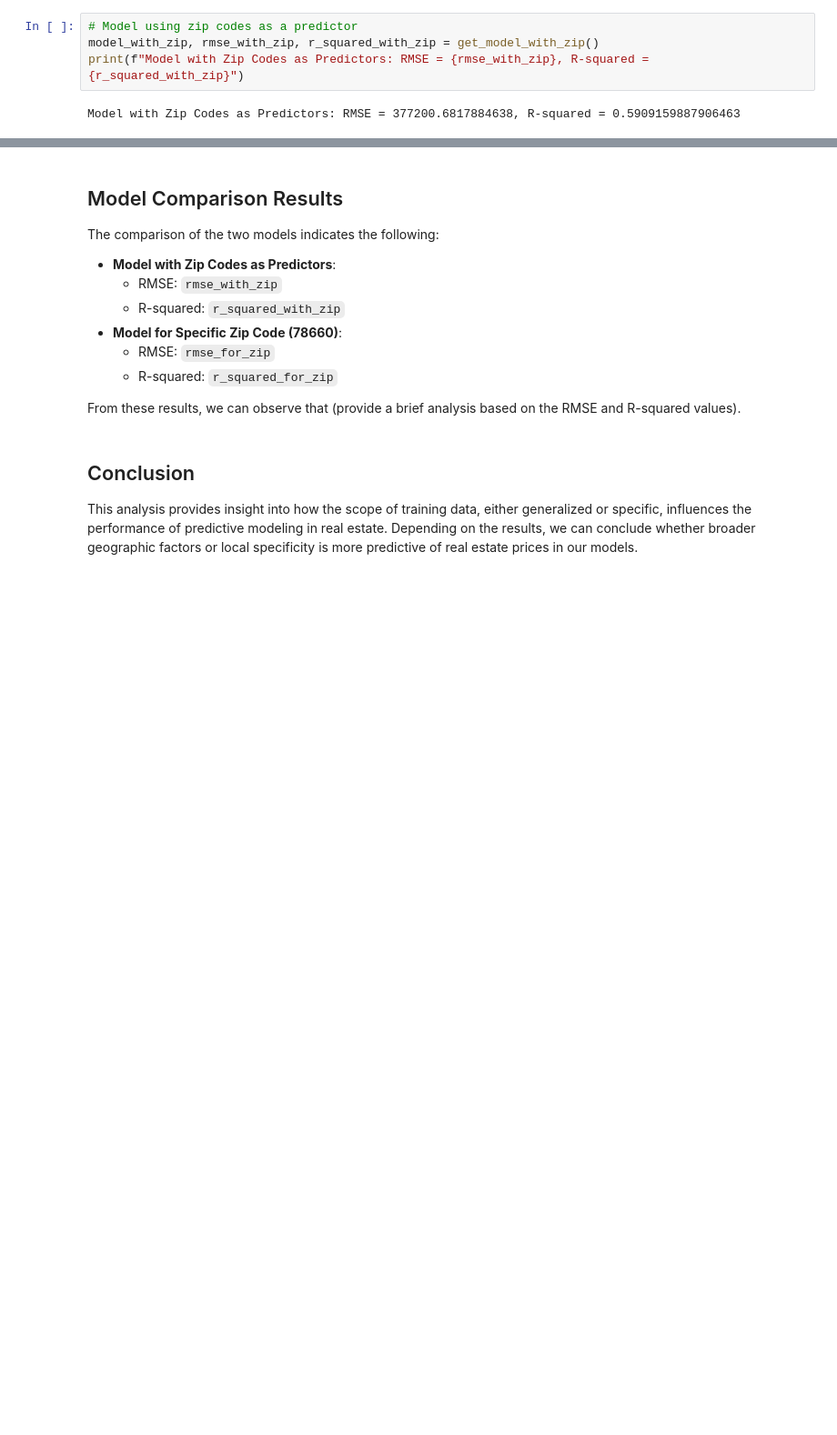
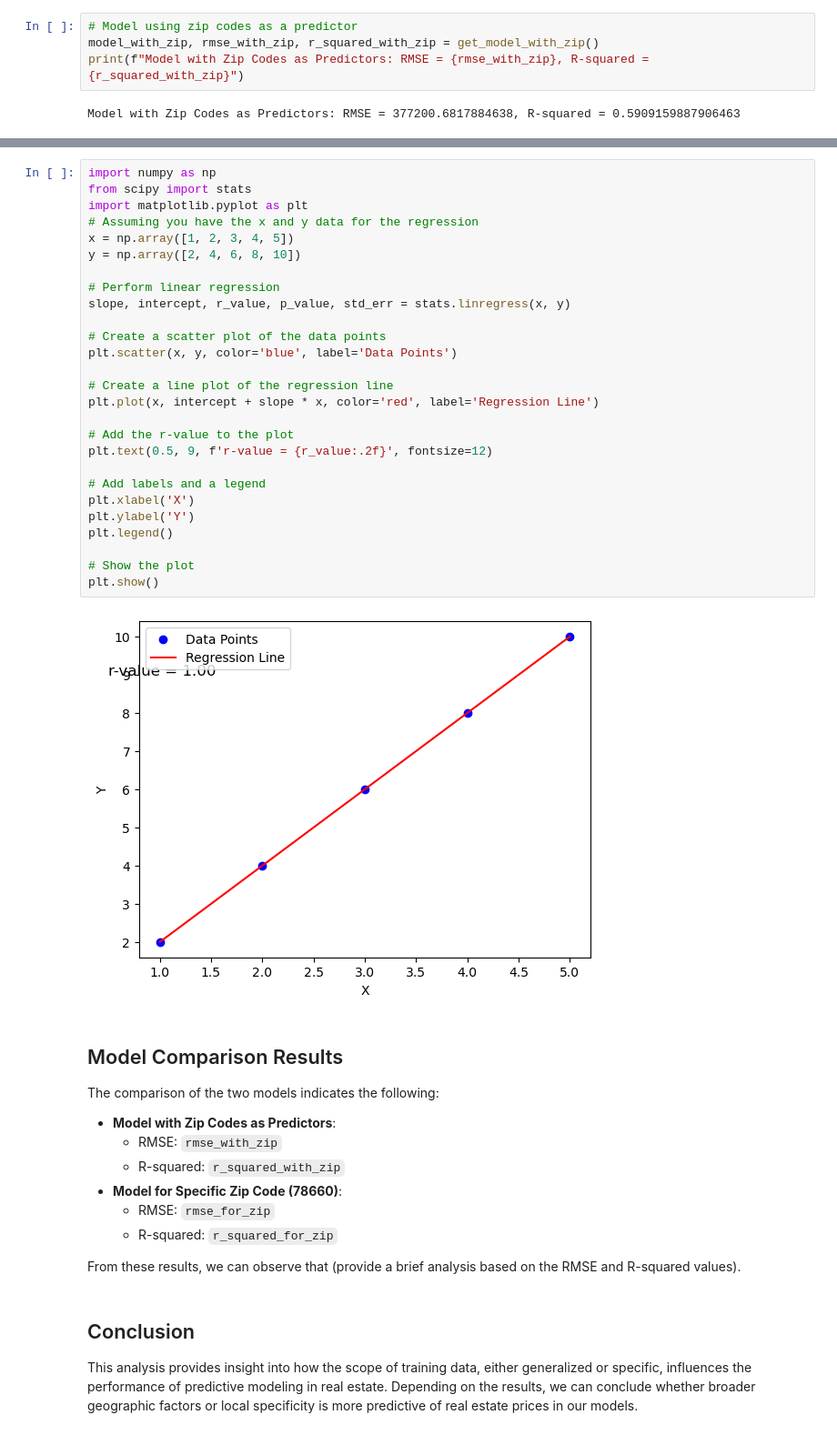
Before and after one commit to SamuelSwafford/house-price-prediction-model, a Jupyter notebook: analysis.ipynb, the cells around one changed output, grey strips where cells are left out. Shown at 91% size. Saved outputs shown, nothing was run; the diff lists cells and outputs as text; blank space fills up the shorter version.

```diff
--- a/analysis.ipynb
+++ b/analysis.ipynb
@@ -34,3 +108,32 @@ Model for Zip Code 78660: RMSE = 42708.71002938853, R-squared = 0.90053115935678
+# %%
+import numpy as np
+from scipy import stats
+import matplotlib.pyplot as plt
+# Assuming you have the x and y data for the regression
+x = np.array([1, 2, 3, 4, 5])
+y = np.array([2, 4, 6, 8, 10])
+
+# Perform linear regression
+slope, intercept, r_value, p_value, std_err = stats.linregress(x, y)
+
+# Create a scatter plot of the data points
+plt.scatter(x, y, color='blue', label='Data Points')
+
+# Create a line plot of the regression line
+plt.plot(x, intercept + slope * x, color='red', label='Regression Line')
+
+# Add the r-value to the plot
+plt.text(0.5, 9, f'r-value = {r_value:.2f}', fontsize=12)
+
+# Add labels and a legend
+plt.xlabel('X')
+plt.ylabel('Y')
+plt.legend()
+
+# Show the plot
+plt.show()
+# %% [output]
+[figure, added]
 # %% [markdown]
 ## Model Comparison Results
 
```
Also changed, not shown: parts of 6 cells of this notebook, 2 other files.
